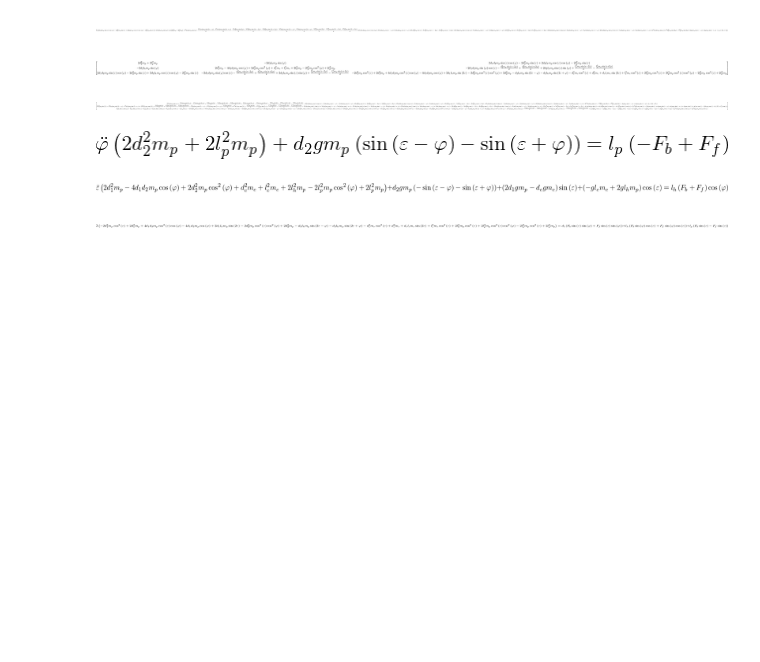
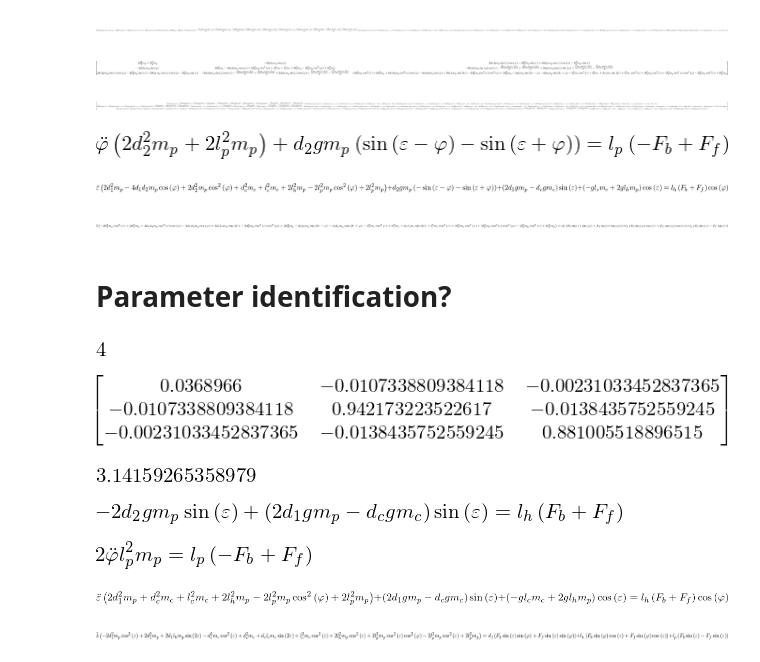
Before and after one commit to Rojetto/helicopter_thesis_code, a Jupyter notebook: scripts/model_derivation.ipynb, the cells around one changed output. Saved outputs shown, nothing was run; the diff lists cells and outputs as text; code cells hidden in the pictures; blank space fills up the shorter version.

Commit message:
New parameter estimation scripts

```diff
--- a/scripts/model_derivation.ipynb
+++ b/scripts/model_derivation.ipynb
@@ -262,3 +262,22 @@ display(Eq_l_ident)
 [figure]
 [figure]
 [figure]
+# %% [markdown]
+# Parameter identification?
+# %%
+def symb_vec(name, n):
+    return Matrix([Symbol(f"{name}_{{{i+1}}}") for i in range(n)])
+# %%
+p1, q1, lh, lc, d1, d2, dc, mp, mc = symbols('p_1, q_1, l_h, l_c, d_1, d_2, d_c, m_p, m_c')
+g = Symbol('g')
+p = Matrix([p1, q1, lh, lc, d1, d2, dc, mp, mc])
+Vs = symb_vec('Vs', 9)
+eps = symb_vec('\\varepsilon', 9)
+# %%
+f_vec = Matrix([lh*(p1*Vs[i]+2*q1)+g*(dc*mc+2*(d2-d1)*mp)*sin(eps[i])+g*(lc*mc-2*lh*mp)*cos(eps[i]) for i in range(9)])
+# %%
+f_jac = f_vec.jacobian(p)
+# %%
+f_jac.rank()
+# %% [output]
+[figure, added]
@@ -264,0 +293,24 @@ display(Eq_l_ident)
+# %%
+N(M.subs(param_subs).subs(angle_subs_1))
+# %% [output]
+[figure, added]
+# %%
+N(pi)
+# %% [output]
+[figure, added]
+# %%
+Eq_e_ident.subs([(ps, 0), (edds, 0), (lc, 2*lh*mp/mc)])
+# %% [output]
+[figure, added]
+# %%
+Eq_p_ident.subs(d2, 0)
+# %% [output]
+[figure, added]
+# %%
+Eq_e_ident.subs(d2, 0)
+# %% [output]
+[figure, added]
+# %%
+Eq_l_ident.subs(d2, 0)
+# %% [output]
+[figure, added]
```
Also changed, not shown: parts of 1 cell of this notebook, 8 other files.
